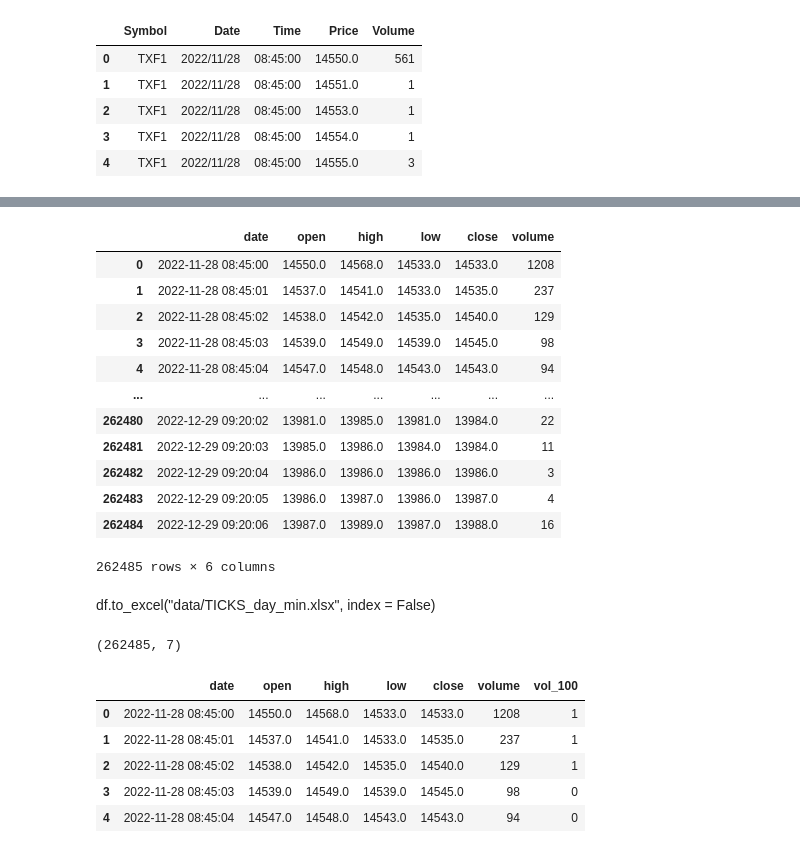
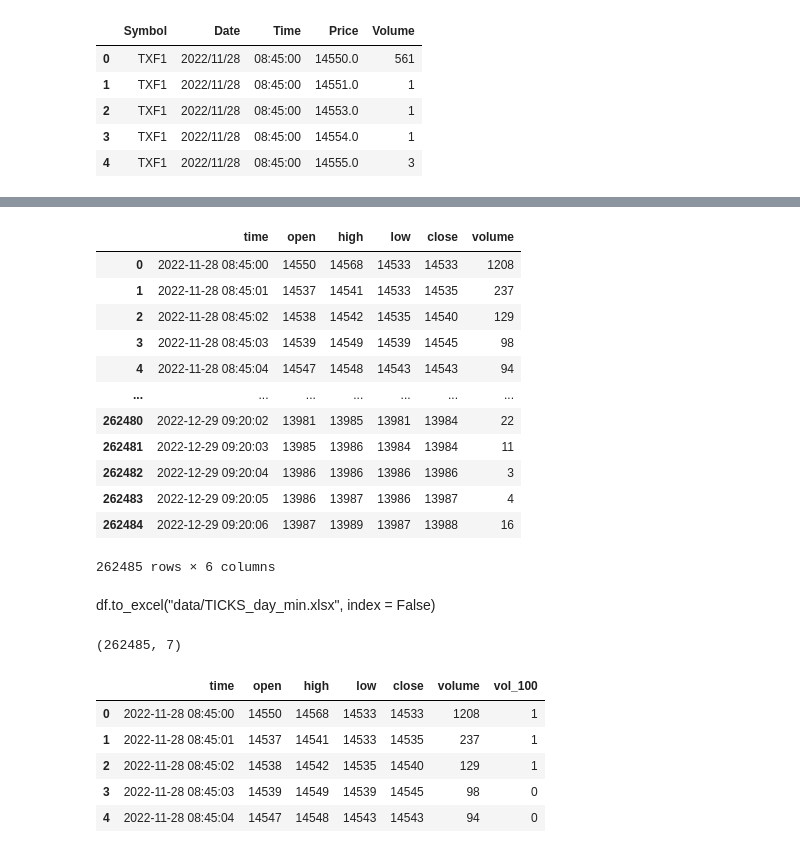
Before and after one commit to JulieKuo/stock, a Jupyter notebook: option.ipynb, the cells around one changed output, grey strips where cells are left out. Cells and saved outputs as stored; diff of their text form; code cells hidden in the pictures.

```diff
--- a/option.ipynb
+++ b/option.ipynb
@@ -16,10 +23,11 @@ df.head()
 # %%
-df["date"] = df["Date"] + " " + df["Time"]
-df["date"] = pd.to_datetime(df["date"])
+df.insert(1, "time", df["Date"] + " " + df["Time"])
+df["time"] = pd.to_datetime(df["time"])
 # %%
-df["Time"] = df["Time"].str.replace(":", "").astype(int)
-df["Day_night"] = df.eval("(Time >= 84500) & (Time <= 134500)")
-df = df[df["Day_night"]]
+df["Time"] = df["Time"].str.replace(":", "").str[:-2]
+df["Day_night"] = df.eval("(Time >= '0845') & (Time <= '1345')")
+df = df[df["Day_night"]].reset_index(drop = True)
+df["Price"] = df["Price"].astype(int)
 print(df.shape)
 df.head()
 # %% [output]
@@ -33,21 +66,22 @@ df.head()
 # %%
-df = df.groupby("date").agg({"Price": ["first", "max", "min", "last"], "Volume": "sum"})
+df = df.groupby("time").agg({"Price": ["first", "max", "min", "last"], "Volume": "sum"})
 df.columns = ["open", "high", "low", "close", "volume"]
 df = df.reset_index()
+df = df.sort_values("time").reset_index(drop = True)
 df
 # %% [output]
-|  | date | open | high | low | close | volume |
-| 0 | 2022-11-28 08:45:00 | 14550.0 | 14568.0 | 14533.0 | 14533.0 | 1208 |
-| 1 | 2022-11-28 08:45:01 | 14537.0 | 14541.0 | 14533.0 | 14535.0 | 237 |
-| 2 | 2022-11-28 08:45:02 | 14538.0 | 14542.0 | 14535.0 | 14540.0 | 129 |
-| 3 | 2022-11-28 08:45:03 | 14539.0 | 14549.0 | 14539.0 | 14545.0 | 98 |
-| 4 | 2022-11-28 08:45:04 | 14547.0 | 14548.0 | 14543.0 | 14543.0 | 94 |
+|  | time | open | high | low | close | volume |
+| 0 | 2022-11-28 08:45:00 | 14550 | 14568 | 14533 | 14533 | 1208 |
+| 1 | 2022-11-28 08:45:01 | 14537 | 14541 | 14533 | 14535 | 237 |
+| 2 | 2022-11-28 08:45:02 | 14538 | 14542 | 14535 | 14540 | 129 |
+| 3 | 2022-11-28 08:45:03 | 14539 | 14549 | 14539 | 14545 | 98 |
+| 4 | 2022-11-28 08:45:04 | 14547 | 14548 | 14543 | 14543 | 94 |
 | ... | ... | ... | ... | ... | ... | ... |
-| 262480 | 2022-12-29 09:20:02 | 13981.0 | 13985.0 | 13981.0 | 13984.0 | 22 |
-| 262481 | 2022-12-29 09:20:03 | 13985.0 | 13986.0 | 13984.0 | 13984.0 | 11 |
-| 262482 | 2022-12-29 09:20:04 | 13986.0 | 13986.0 | 13986.0 | 13986.0 | 3 |
-| 262483 | 2022-12-29 09:20:05 | 13986.0 | 13987.0 | 13986.0 | 13987.0 | 4 |
-| 262484 | 2022-12-29 09:20:06 | 13987.0 | 13989.0 | 13987.0 | 13988.0 | 16 |
+| 262480 | 2022-12-29 09:20:02 | 13981 | 13985 | 13981 | 13984 | 22 |
+| 262481 | 2022-12-29 09:20:03 | 13985 | 13986 | 13984 | 13984 | 11 |
+| 262482 | 2022-12-29 09:20:04 | 13986 | 13986 | 13986 | 13986 | 3 |
+| 262483 | 2022-12-29 09:20:05 | 13986 | 13987 | 13986 | 13987 | 4 |
+| 262484 | 2022-12-29 09:20:06 | 13987 | 13989 | 13987 | 13988 | 16 |
 262485 rows × 6 columns
 # %% [markdown]
 df.to_excel("data/TICKS_day_min.xlsx", index = False)
@@ -57,11 +91,11 @@ print(df.shape)
 df.head()
 # %% [output]
 (262485, 7)
-|  | date | open | high | low | close | volume | vol_100 |
-| 0 | 2022-11-28 08:45:00 | 14550.0 | 14568.0 | 14533.0 | 14533.0 | 1208 | 1 |
-| 1 | 2022-11-28 08:45:01 | 14537.0 | 14541.0 | 14533.0 | 14535.0 | 237 | 1 |
-| 2 | 2022-11-28 08:45:02 | 14538.0 | 14542.0 | 14535.0 | 14540.0 | 129 | 1 |
-| 3 | 2022-11-28 08:45:03 | 14539.0 | 14549.0 | 14539.0 | 14545.0 | 98 | 0 |
-| 4 | 2022-11-28 08:45:04 | 14547.0 | 14548.0 | 14543.0 | 14543.0 | 94 | 0 |
+|  | time | open | high | low | close | volume | vol_100 |
+| 0 | 2022-11-28 08:45:00 | 14550 | 14568 | 14533 | 14533 | 1208 | 1 |
+| 1 | 2022-11-28 08:45:01 | 14537 | 14541 | 14533 | 14535 | 237 | 1 |
+| 2 | 2022-11-28 08:45:02 | 14538 | 14542 | 14535 | 14540 | 129 | 1 |
+| 3 | 2022-11-28 08:45:03 | 14539 | 14549 | 14539 | 14545 | 98 | 0 |
+| 4 | 2022-11-28 08:45:04 | 14547 | 14548 | 14543 | 14543 | 94 | 0 |
 # %%
 period = 10
```
Also changed, not shown: parts of 14 cells of this notebook.
